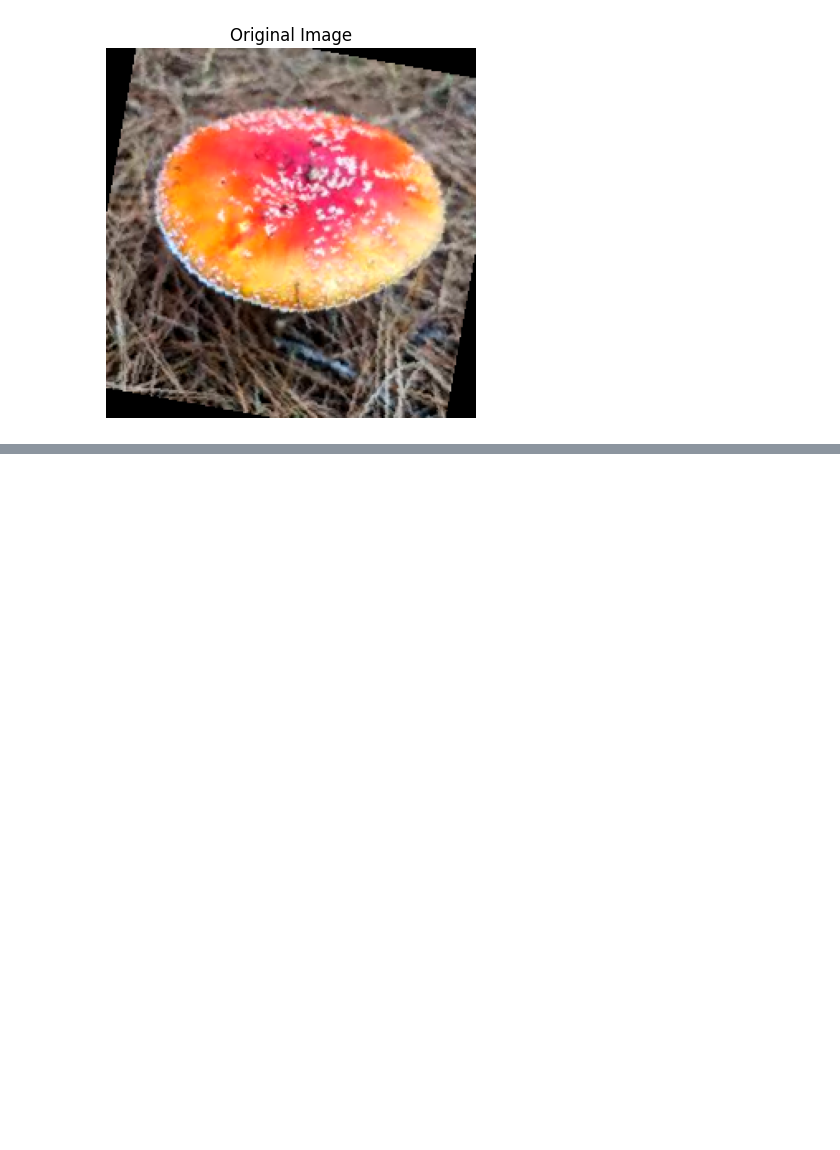
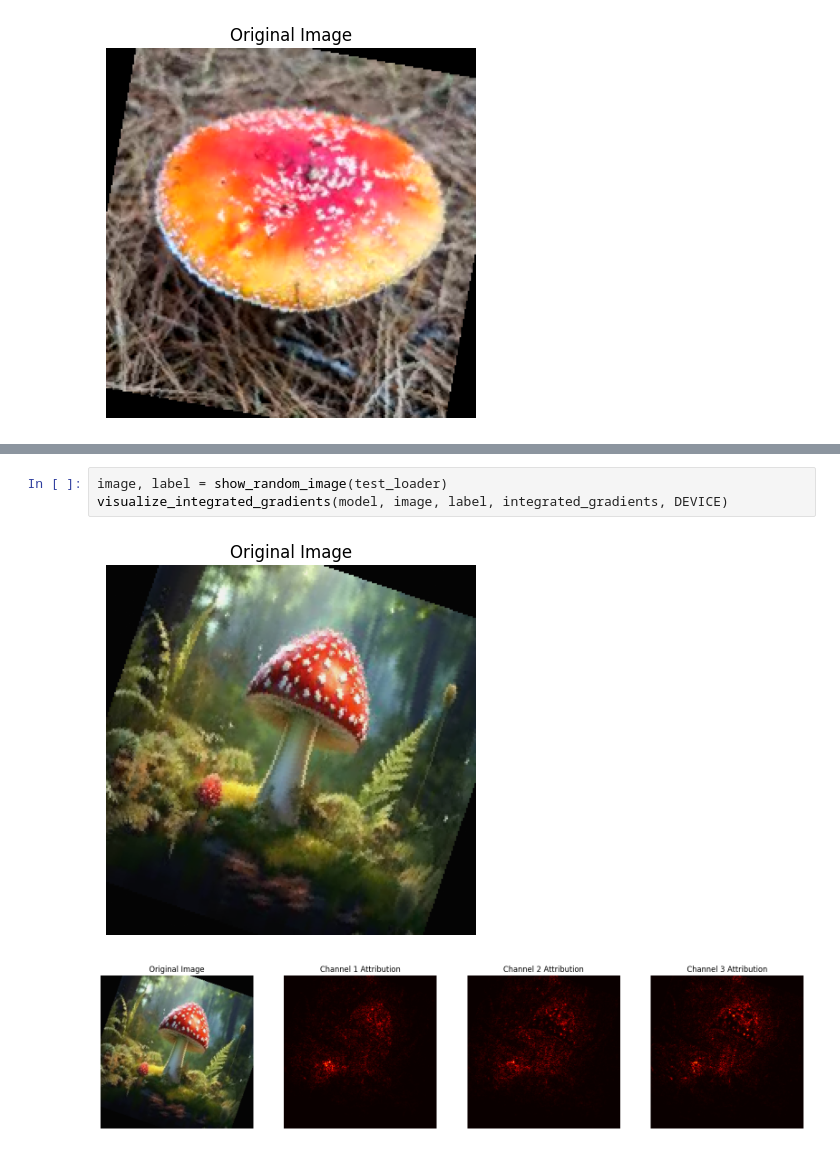
Before and after one commit to IlianK/mushroom_classification, a Jupyter notebook: src/explain_models.ipynb, the cells around one changed output, grey strips where cells are left out. Saved outputs shown, nothing was run; the diff lists cells and outputs as text; blank space fills up the shorter version.

```diff
--- a/src/explain_models.ipynb
+++ b/src/explain_models.ipynb
@@ -147,0 +150,6 @@ visualize_integrated_gradients(model, image, label, integrated_gradients, DEVICE
+# %%
+image, label = show_random_image(test_loader)
+visualize_integrated_gradients(model, image, label, integrated_gradients, DEVICE)
+# %% [output]
+[figure, added]
+[figure, added]
```
Also changed, not shown: parts of 2 cells of this notebook, 2 other files.
